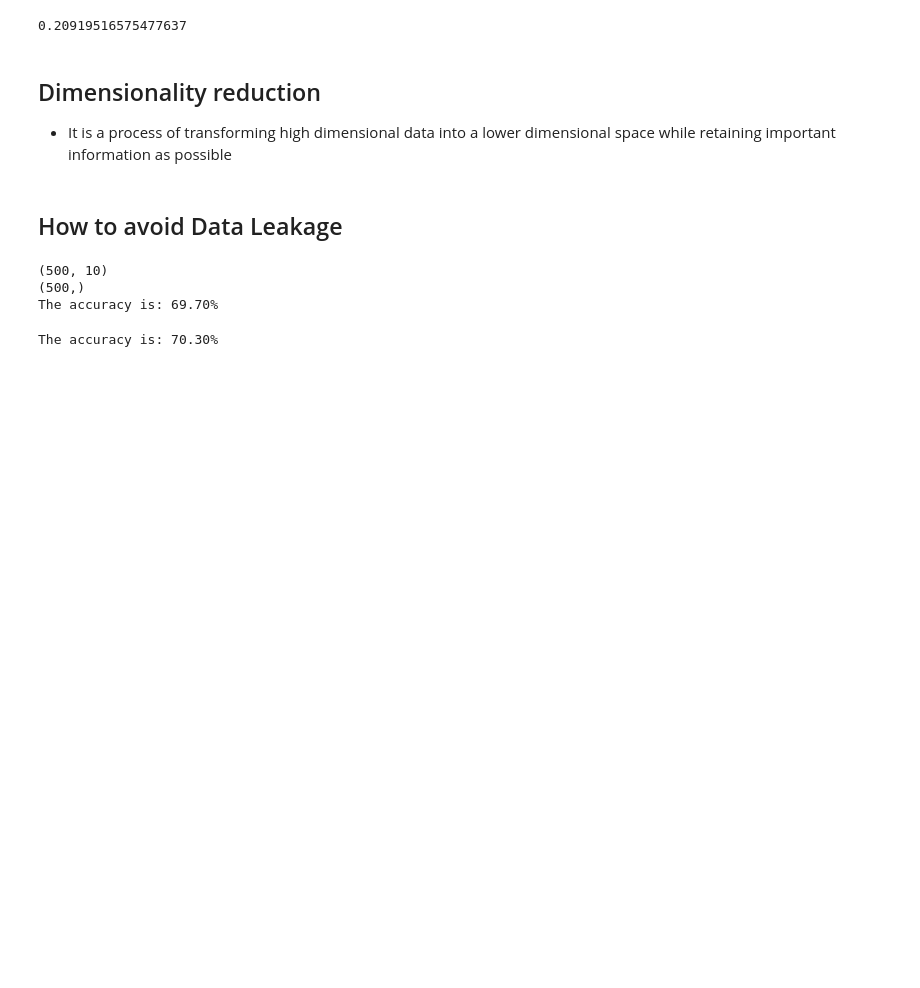
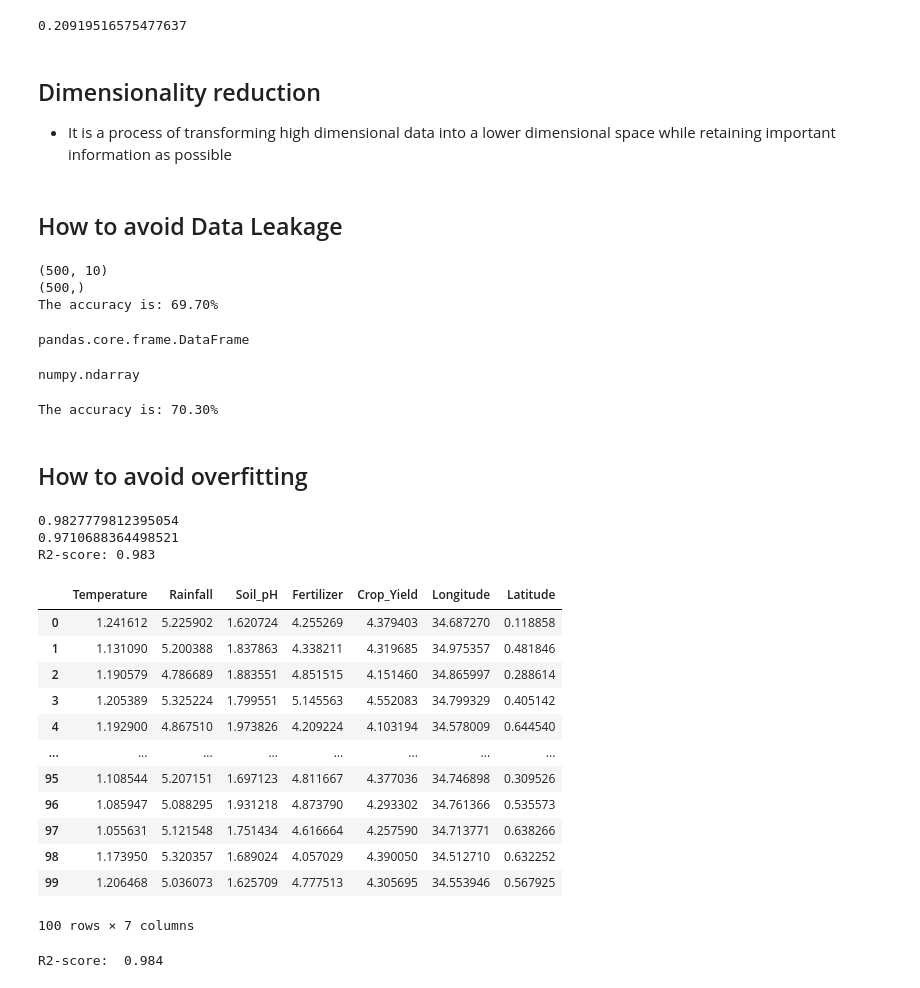
Before and after one commit to Paul-js-hub/feature_selection, a Jupyter notebook: feature_selection.ipynb, the cells around one changed output. Saved outputs shown, nothing was run; the diff lists cells and outputs as text; code cells hidden in the pictures; blank space fills up the shorter version.

Commit message:
Handle Overfitting

```diff
--- a/feature_selection.ipynb
+++ b/feature_selection.ipynb
@@ -365,6 +360,15 @@ print(f"The accuracy is: {accuracy:.2f}%")
 (500, 10)
 (500,)
 The accuracy is: 69.70%
+# %%
+pd.DataFrame(X2)
+type(pd.DataFrame(X2))
+# %% [output]
+pandas.core.frame.DataFrame
+# %%
+type(X2)
+# %% [output]
+numpy.ndarray
 # %%
 # without data leakage
 from sklearn.datasets import make_classification
@@ -402,3 +406,46 @@ accuracy = accuracy_score(y_test, y_pred) * 100
 print(f"The accuracy is: {accuracy:.2f}%")
 # %% [output]
 The accuracy is: 70.30%
+# %% [markdown]
+## How to avoid overfitting
+# %%
+from sklearn.linear_model import LinearRegression
+from sklearn.metrics import accuracy_score, r2_score
+X = df.drop('Crop_Yield', axis=1)
+y = df['Crop_Yield']
+X_train, X_test, y_train, y_test = train_test_split(X, y, test_size = 0.20, random_state=2)
+
+md = LinearRegression()
+md.fit(X_train, y_train)
+y_pred = md.predict(X_test)
+print(md.score(X_test, y_test))
+print(md.score(X_train, y_train))
+
+print(f"R2-score: {r2_score(y_test, y_pred):.3f}")
+# %% [output]
+0.9827779812395054
+0.9710688364498521
+R2-score: 0.983
+# %%
+df
+# %% [output]
+|  | Temperature | Rainfall | Soil_pH | Fertilizer | Crop_Yield | Longitude | Latitude |
+| 0 | 1.241612 | 5.225902 | 1.620724 | 4.255269 | 4.379403 | 34.687270 | 0.118858 |
+| 1 | 1.131090 | 5.200388 | 1.837863 | 4.338211 | 4.319685 | 34.975357 | 0.481846 |
+| 2 | 1.190579 | 4.786689 | 1.883551 | 4.851515 | 4.151460 | 34.865997 | 0.288614 |
+| 3 | 1.205389 | 5.325224 | 1.799551 | 5.145563 | 4.552083 | 34.799329 | 0.405142 |
+| 4 | 1.192900 | 4.867510 | 1.973826 | 4.209224 | 4.103194 | 34.578009 | 0.644540 |
+| ... | ... | ... | ... | ... | ... | ... | ... |
+| 95 | 1.108544 | 5.207151 | 1.697123 | 4.811667 | 4.377036 | 34.746898 | 0.309526 |
+| 96 | 1.085947 | 5.088295 | 1.931218 | 4.873790 | 4.293302 | 34.761366 | 0.535573 |
+| 97 | 1.055631 | 5.121548 | 1.751434 | 4.616664 | 4.257590 | 34.713771 | 0.638266 |
+| 98 | 1.173950 | 5.320357 | 1.689024 | 4.057029 | 4.390050 | 34.512710 | 0.632252 |
+| 99 | 1.206468 | 5.036073 | 1.625709 | 4.777513 | 4.305695 | 34.553946 | 0.567925 |
+100 rows × 7 columns
+# %%
+from sklearn.linear_model import Ridge
+ridge_reg =  Ridge(alpha=0.09)
+ridge_reg.fit(X_train, y_train)
+print(f"R2-score: {ridge_reg.score(X_test, y_test): .3f}")
+# %% [output]
+R2-score:  0.984
```
Also changed, not shown: parts of 6 cells of this notebook.
